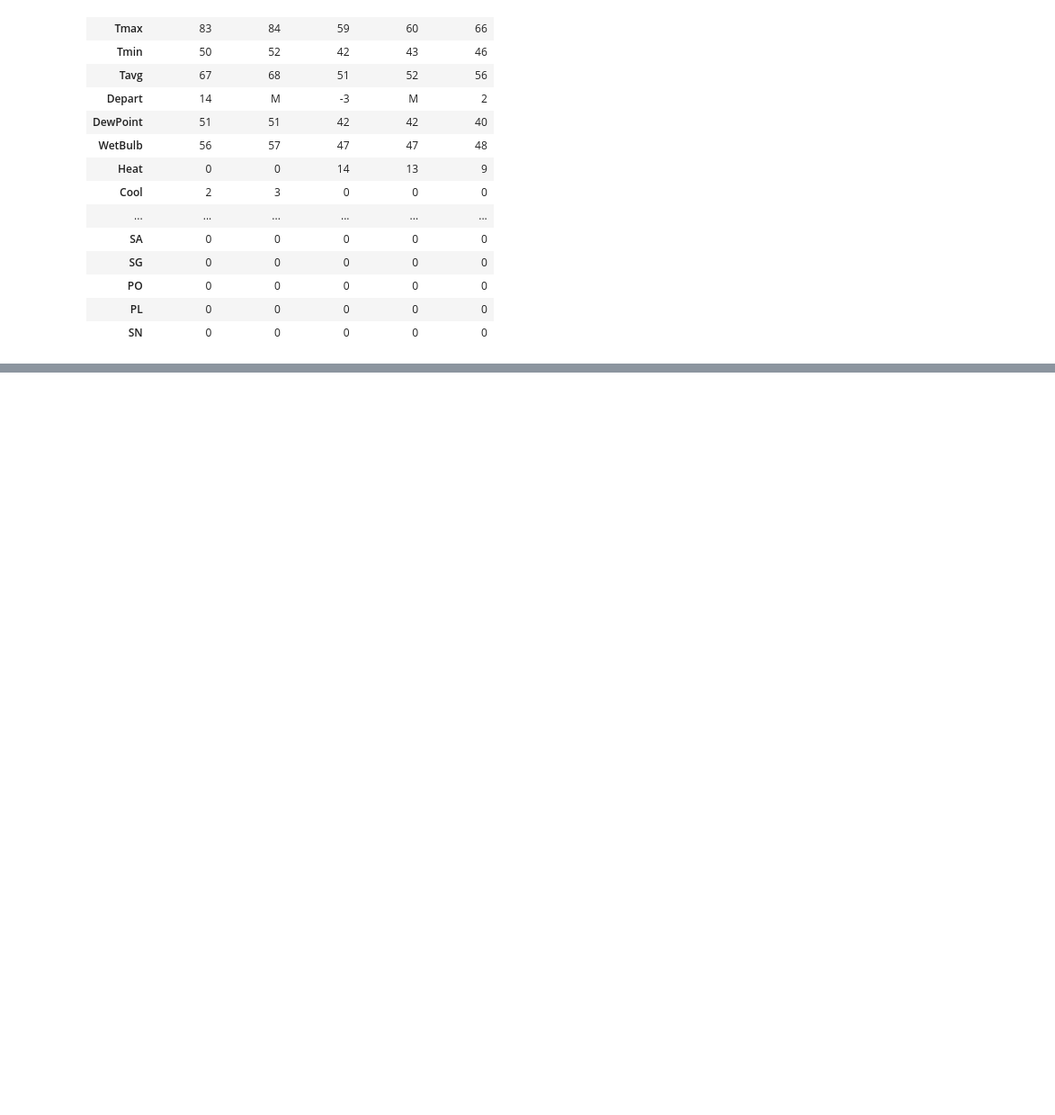
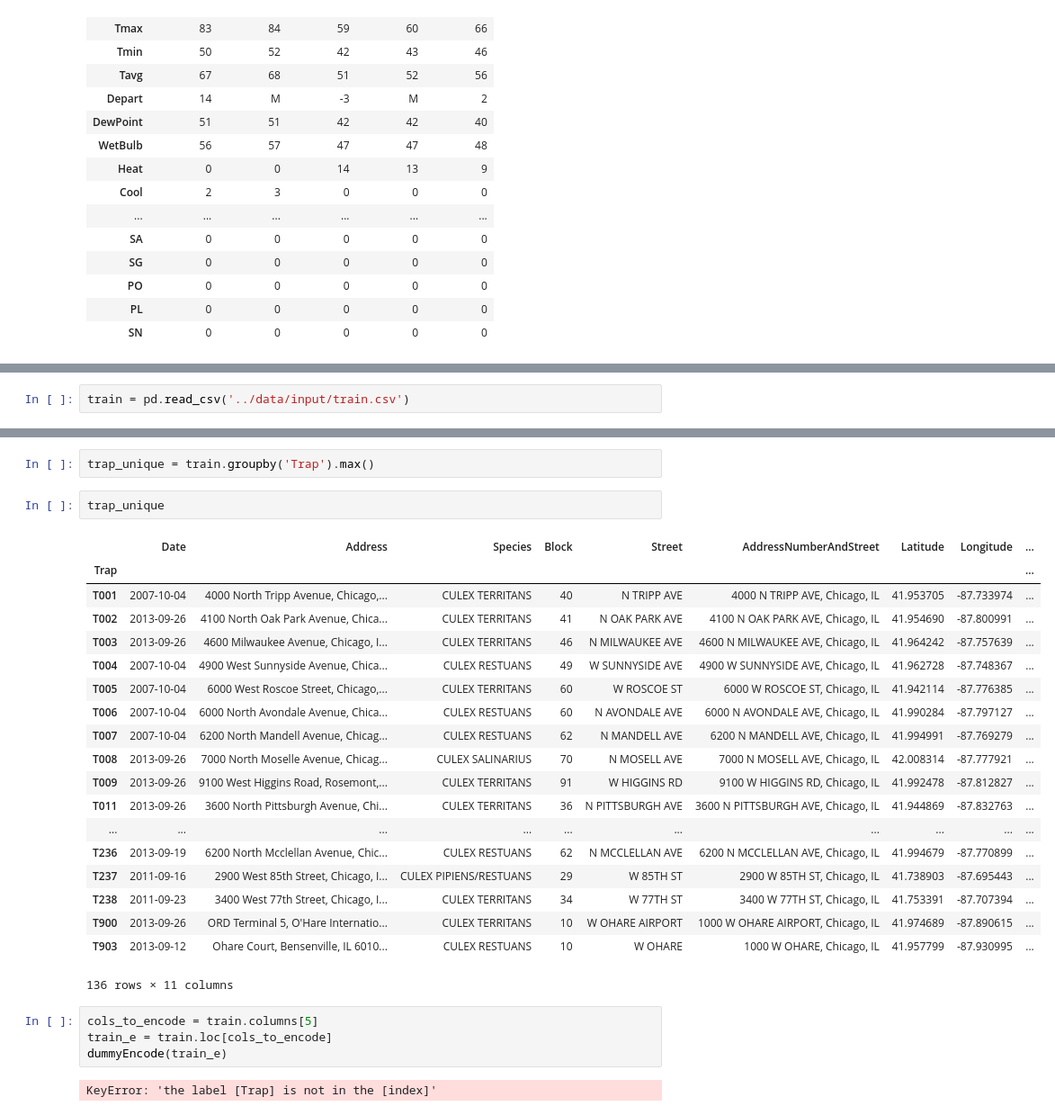
Before and after one commit to austinbrian/skeeter_patrol, a Jupyter notebook: code/BDA-eda.ipynb, the cells around one changed output, grey strips where cells are left out. Shown at 90% size. Drawn from its saved outputs; the diff is of its cells as text; blank space fills up the shorter version.

```diff
--- a/code/BDA-eda.ipynb
+++ b/code/BDA-eda.ipynb
@@ -123,0 +136,2 @@ Name: \+FC, dtype: int64
+# %%
+train = pd.read_csv('../data/input/train.csv')
@@ -123,0 +289,30 @@ Name: \+FC, dtype: int64
+# %%
+trap_unique = train.groupby('Trap').max()
+# %%
+trap_unique
+# %% [output]
+|  | Date | Address | Species | Block | Street | AddressNumberAndStreet | Latitude | Longitude | ... |
+| Trap |  |  |  |  |  |  |  |  | ... |
+| T001 | 2007-10-04 | 4000 North Tripp Avenue, Chicago,... | CULEX TERRITANS | 40 | N TRIPP AVE | 4000 N TRIPP AVE, Chicago, IL | 41.953705 | -87.733974 | ... |
+| T002 | 2013-09-26 | 4100 North Oak Park Avenue, Chica... | CULEX TERRITANS | 41 | N OAK PARK AVE | 4100 N OAK PARK AVE, Chicago, IL | 41.954690 | -87.800991 | ... |
+| T003 | 2013-09-26 | 4600 Milwaukee Avenue, Chicago, I... | CULEX TERRITANS | 46 | N MILWAUKEE AVE | 4600 N MILWAUKEE AVE, Chicago, IL | 41.964242 | -87.757639 | ... |
+| T004 | 2007-10-04 | 4900 West Sunnyside Avenue, Chica... | CULEX RESTUANS | 49 | W SUNNYSIDE AVE | 4900 W SUNNYSIDE AVE, Chicago, IL | 41.962728 | -87.748367 | ... |
+| T005 | 2007-10-04 | 6000 West Roscoe Street, Chicago,... | CULEX TERRITANS | 60 | W ROSCOE ST | 6000 W ROSCOE ST, Chicago, IL | 41.942114 | -87.776385 | ... |
+| T006 | 2007-10-04 | 6000 North Avondale Avenue, Chica... | CULEX RESTUANS | 60 | N AVONDALE AVE | 6000 N AVONDALE AVE, Chicago, IL | 41.990284 | -87.797127 | ... |
+| T007 | 2007-10-04 | 6200 North Mandell Avenue, Chicag... | CULEX RESTUANS | 62 | N MANDELL AVE | 6200 N MANDELL AVE, Chicago, IL | 41.994991 | -87.769279 | ... |
+| T008 | 2013-09-26 | 7000 North Moselle Avenue, Chicag... | CULEX SALINARIUS | 70 | N MOSELL AVE | 7000 N MOSELL AVE, Chicago, IL | 42.008314 | -87.777921 | ... |
+| T009 | 2013-09-26 | 9100 West Higgins Road, Rosemont,... | CULEX TERRITANS | 91 | W HIGGINS RD | 9100 W HIGGINS RD, Chicago, IL | 41.992478 | -87.812827 | ... |
+| T011 | 2013-09-26 | 3600 North Pittsburgh Avenue, Chi... | CULEX TERRITANS | 36 | N PITTSBURGH AVE | 3600 N PITTSBURGH AVE, Chicago, IL | 41.944869 | -87.832763 | ... |
+| ... | ... | ... | ... | ... | ... | ... | ... | ... | ... |
+| T236 | 2013-09-19 | 6200 North Mcclellan Avenue, Chic... | CULEX RESTUANS | 62 | N MCCLELLAN AVE | 6200 N MCCLELLAN AVE, Chicago, IL | 41.994679 | -87.770899 | ... |
+| T237 | 2011-09-16 | 2900 West 85th Street, Chicago, I... | CULEX PIPIENS/RESTUANS | 29 | W 85TH ST | 2900 W 85TH ST, Chicago, IL | 41.738903 | -87.695443 | ... |
+| T238 | 2011-09-23 | 3400 West 77th Street, Chicago, I... | CULEX TERRITANS | 34 | W 77TH ST | 3400 W 77TH ST, Chicago, IL | 41.753391 | -87.707394 | ... |
+| T900 | 2013-09-26 | ORD Terminal 5, O'Hare Internatio... | CULEX TERRITANS | 10 | W OHARE AIRPORT | 1000 W OHARE AIRPORT, Chicago, IL | 41.974689 | -87.890615 | ... |
+| T903 | 2013-09-12 | Ohare Court, Bensenville, IL 6010... | CULEX RESTUANS | 10 | W OHARE | 1000 W OHARE, Chicago, IL | 41.957799 | -87.930995 | ... |
+136 rows × 11 columns
+# %%
+cols_to_encode = train.columns[5]
+train_e = train.loc[cols_to_encode]
+dummyEncode(train_e)
+# %% [output]
+KeyError: 'the label [Trap] is not in the [index]'
```
Also changed, not shown: parts of 22 cells of this notebook, 1 other file.
